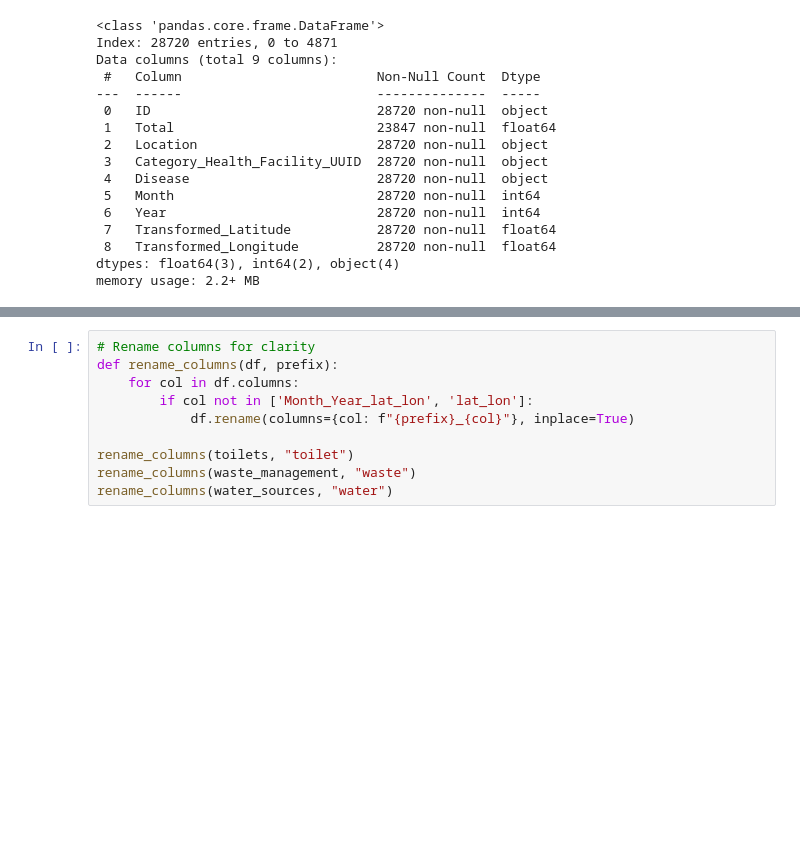
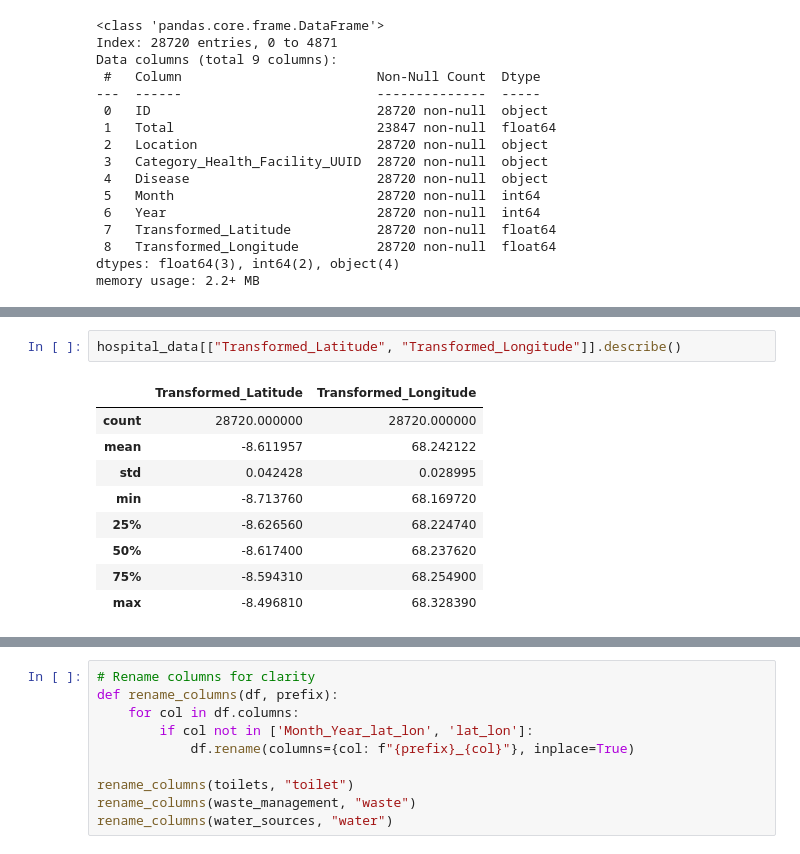
Before and after one commit to segnig/Zindi-Competitions, a Jupyter notebook: outsmarting-outbreaks-challenge/OutsmartingOutbreaks_StarterNotebook.ipynb, the cells around one changed output, grey strips where cells are left out. Cells and saved outputs as stored; diff of their text form; blank space fills up the shorter version.

```diff
--- a/outsmarting-outbreaks-challenge/OutsmartingOutbreaks_StarterNotebook.ipynb
+++ b/outsmarting-outbreaks-challenge/OutsmartingOutbreaks_StarterNotebook.ipynb
@@ -126,0 +146,12 @@ None
+# %%
+hospital_data[["Transformed_Latitude", "Transformed_Longitude"]].describe()
+# %% [output]
+|  | Transformed_Latitude | Transformed_Longitude |
+| count | 28720.000000 | 28720.000000 |
+| mean | -8.611957 | 68.242122 |
+| std | 0.042428 | 0.028995 |
+| min | -8.713760 | 68.169720 |
+| 25% | -8.626560 | 68.224740 |
+| 50% | -8.617400 | 68.237620 |
+| 75% | -8.594310 | 68.254900 |
+| max | -8.496810 | 68.328390 |
```
Also changed, not shown: parts of 45 cells of this notebook.
